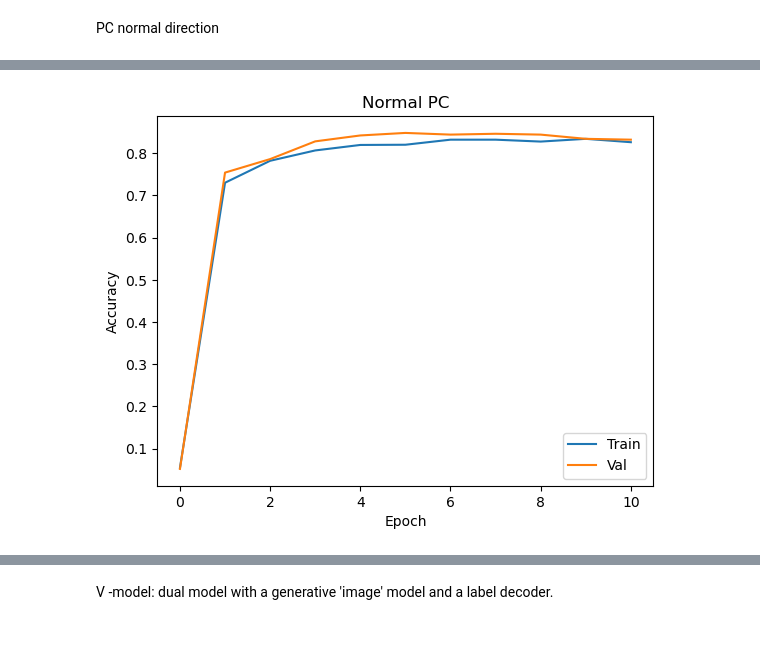
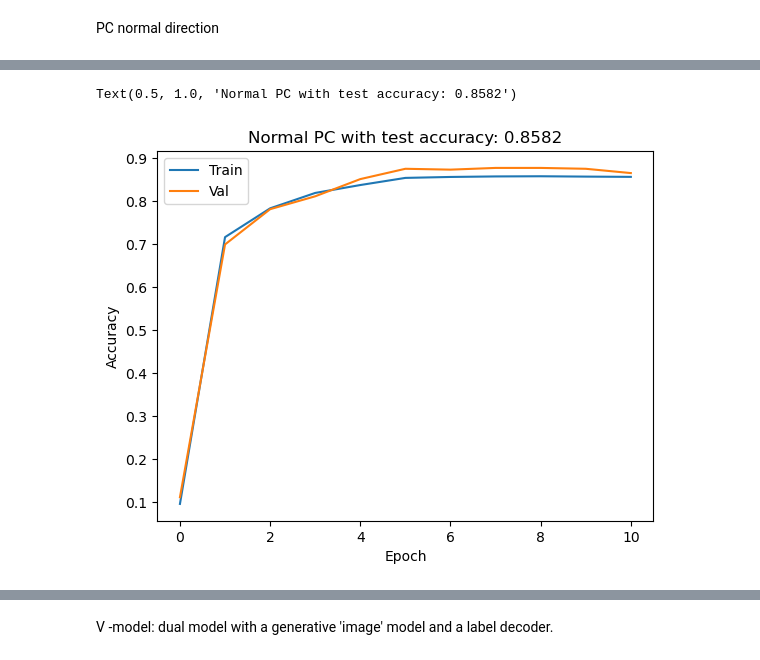
Before and after one commit to Bogacz-Group/PredictiveCoding, a Jupyter notebook: demo_pc_supervised_learning.ipynb, the cells around one changed output, grey strips where cells are left out. Cells and saved outputs as stored; diff of their text form; code cells hidden in the pictures.

Commit message:
Added brute force parameter fitting

```diff
--- a/demo_pc_supervised_learning.ipynb
+++ b/demo_pc_supervised_learning.ipynb
@@ -87,12 +75,12 @@ Sequential(
 )
 # %%
-T = 50                             # number of inference iterations
+T = 20                             # number of inference iterations
 update_x_at = 'all'                 # update latent state x at every iteration
-optimizer_x_fn = optim.Adam         # optimizer for latent state x
-optimizer_x_kwargs = {'lr': 0.1}    # optimizer parameters for latent state x
+optimizer_x_fn = optim.SGD         # optimizer for latent state x
+optimizer_x_kwargs = {'lr': 0.01}    # optimizer parameters for latent state x
 update_p_at = 'last'               # update parameters p at the last iteration
 optimizer_p_fn = optim.Adam          # optimizer for parameters p
-optimizer_p_kwargs = {'lr': 0.01, "weight_decay":0.05} # optimizer parameters for parameters p
+optimizer_p_kwargs = {'lr': 0.01, "weight_decay":0.0} # optimizer parameters for parameters p
 plot_progress_at = []            # plot progress every inference iterations
 
 trainer_reversed = pc.PCTrainer(pc_reversed,
@@ -120,8 +108,8 @@ def test_reversed(model, dataset, batch_size=1000):
     model.train()
     return round(correct / total, 4)
 # %%
-epochs = 50
-batch_size = 1024
+epochs = 10
+batch_size = 500
 train_loader = torch.utils.data.DataLoader(train_dataset, batch_size=batch_size, shuffle=True)
 
 CE_loss = nn.CrossEntropyLoss()
@@ -179,8 +263,8 @@ hidden_size = 256
 hidden2_size = 256
 output_size = 28*28
 
-# activation_fn = nn.ReLU
-activation_fn = nn.Tanh
+activation_fn = nn.ReLU
+# activation_fn = nn.Tanh
 
 pc_normal = get_model(input_size, hidden_size, hidden2_size, output_size, activation_fn)
 pc_normal.train()
@@ -191,11 +275,11 @@ def loss_fn_normal(output, _target):
 # %%
 T = 20                             # number of inference iterations
 update_x_at = 'all'                 # update latent state x at every iteration
-optimizer_x_fn = optim.SGD         # optimizer for latent state x
-optimizer_x_kwargs = {'lr': 0.01}    # optimizer parameters for latent state x
+optimizer_x_fn = optim.Adam         # optimizer for latent state x
+optimizer_x_kwargs = {'lr': 0.1}    # optimizer parameters for latent state x
 update_p_at = 'last'                # update parameters p at the last iteration
 optimizer_p_fn = optim.Adam          # optimizer for parameters p
-optimizer_p_kwargs = {"lr": 0.001, "weight_decay":0., "betas":(0.9,0.999)} # optimizer parameters for parameters p
+optimizer_p_kwargs = {"lr": 0.001, "weight_decay":0.001} # optimizer parameters for parameters p
 plot_progress_at = []            # plot progress every inference iterations
 
 trainer_normal = pc.PCTrainer(pc_normal,
@@ -292,5 +376,5 @@ plt.plot(val_acc, label='Val')
 plt.legend()
 plt.xlabel('Epoch')
 plt.ylabel('Accuracy')
-plt.title('Normal PC with test accuracy: {acc_test}')
+plt.title(f'Normal PC with test accuracy: {acc_test}')
 # %% [output]
@@ -308 +392,2 @@ Test accuracy: 0.82
+Text(0.5, 1.0, 'Normal PC with test accuracy: 0.8582')
-[figure, old version]
+[figure, new version]
```
Also changed, not shown: parts of 7 cells of this notebook, 1 other file.
